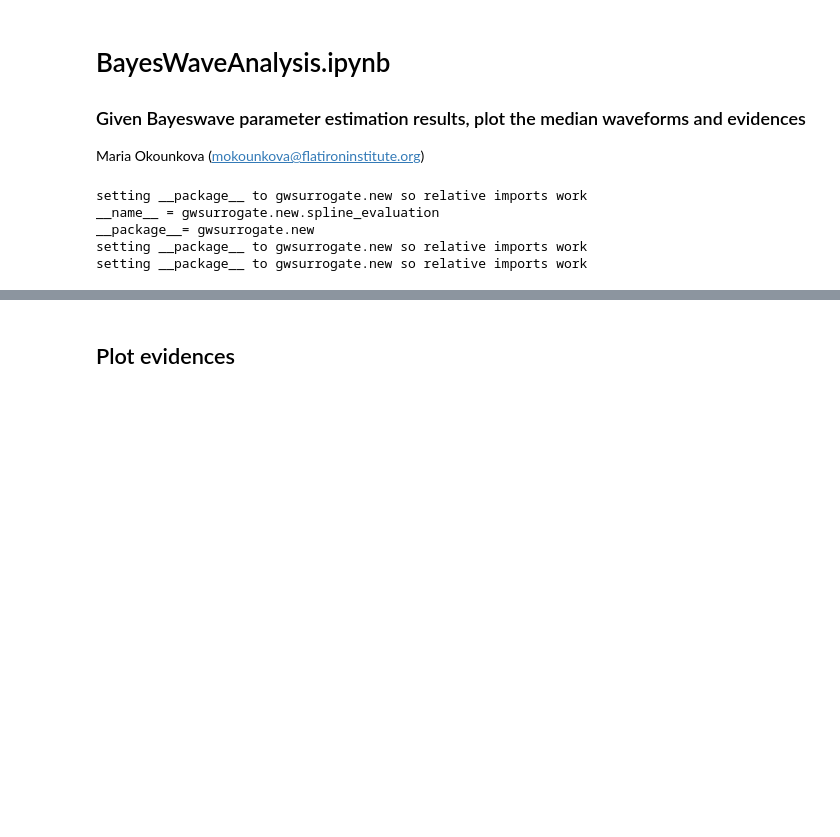
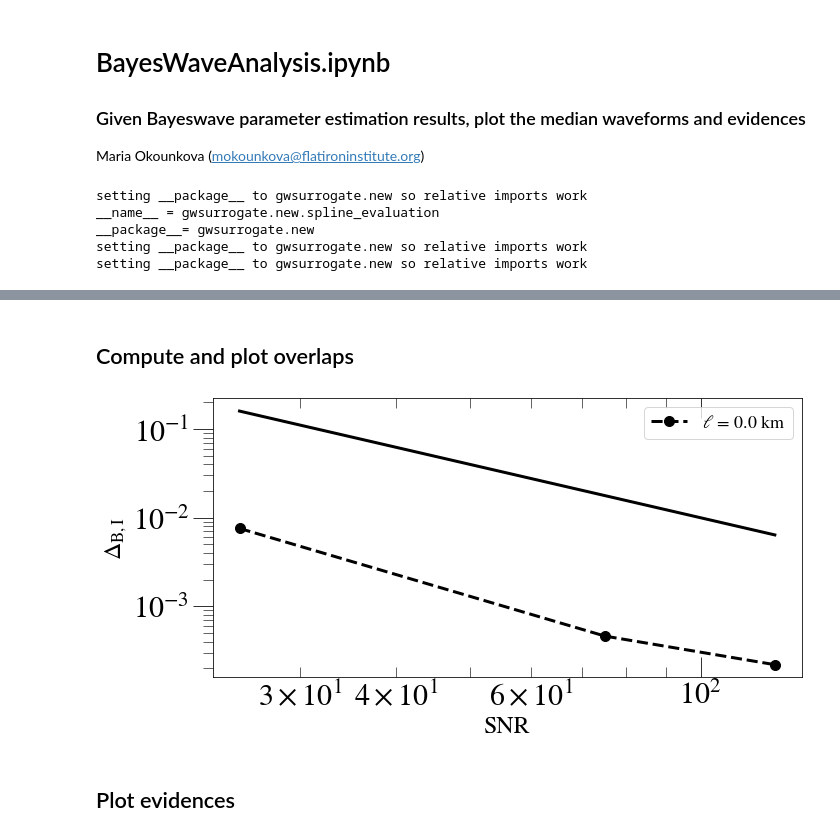
Before and after one commit to mariaokounkova/BeyondGRAnalysis, a Jupyter notebook: BayeswaveAnalysis.ipynb, the cells around one changed output, grey strips where cells are left out. Cells and saved outputs as stored; diff of their text form; code cells hidden in the pictures; blank space fills up the shorter version.

Commit message:
BayeswaveAnalysis: plot overlaps

```diff
--- a/BayeswaveAnalysis.ipynb
+++ b/BayeswaveAnalysis.ipynb
@@ -180,3 +203,67 @@ BWPlots()
+# %% [markdown]
+## Compute and plot overlaps
+# %%
+def BayesWaveOverlap(p):
+
+    ## One detector overlap for now
+    det = "H1"
+
+    base_dir = GetBWDir(p)
+
+    ## Median data
+    time_bw, strain_bw, d2, d3, d4, d5 = GetMedianData(p, det = det)
+
+    ## Injected data
+    time_inj, strain_inj = GetInjectedData(p, det = det)
+
+    ## overlap computation with no psd
+    overlap = ComputeOverlap(time_bw, strain_bw, time_inj, strain_inj, psd = False)
+
+    return overlap
+
+def PlotBayesWaveOverlap():
+    """ Similar to Fig. 4 in https://arxiv.org/abs/2003.09456 """
+
+    base_dir = "/home/maria.okounkova/BeyondGRAnalysis/BilbyPE/"
+    ## injected mass
+    mass = 68
+
+    ells = ["0p0"]
+    colors = ['black', 'red', 'pink']
+    snrs = [25, 75, 125]
+
+    plt.figure(figsize=(10, 5))
+
+    for ell, color in zip(ells, colors):
+
+        delta_arr = []
+
+        for snr in snrs:
+
+            p = base_dir + "dCS_" + ell + "_" + str(snr)
+            overlap = BayesWaveOverlap(p)
+            delta = 1.0 - overlap
+            delta_arr.append(delta)
+
+        plt.plot(snrs, delta_arr, '--o', color = color, label = "$\ell$ = %.1f km" % EllinKm(ell, mass), markersize = 10)
+
+    ## Add in 1/SNR^2 curve
+    SNRS = np.linspace(snrs[0], snrs[-1], 100)
+    snr_curve = SNRS**-2.0
+    plt.plot(SNRS, snr_curve*100, color='gray')
+
+    plt.legend()
+    plt.yscale('log')
+    plt.xscale('log')
+    plt.ylabel('$\Delta_\mathrm{B,I}$')
+    plt.xlabel('SNR')
+    plt.tight_layout()
+    plt.savefig('Deltas.pdf')
+    plt.show()
+
+PlotBayesWaveOverlap()
+# %% [output]
+[figure, added]
 # %% [markdown]
 ## Plot evidences
 # %%
```
Also changed, not shown: parts of 12 cells of this notebook.
